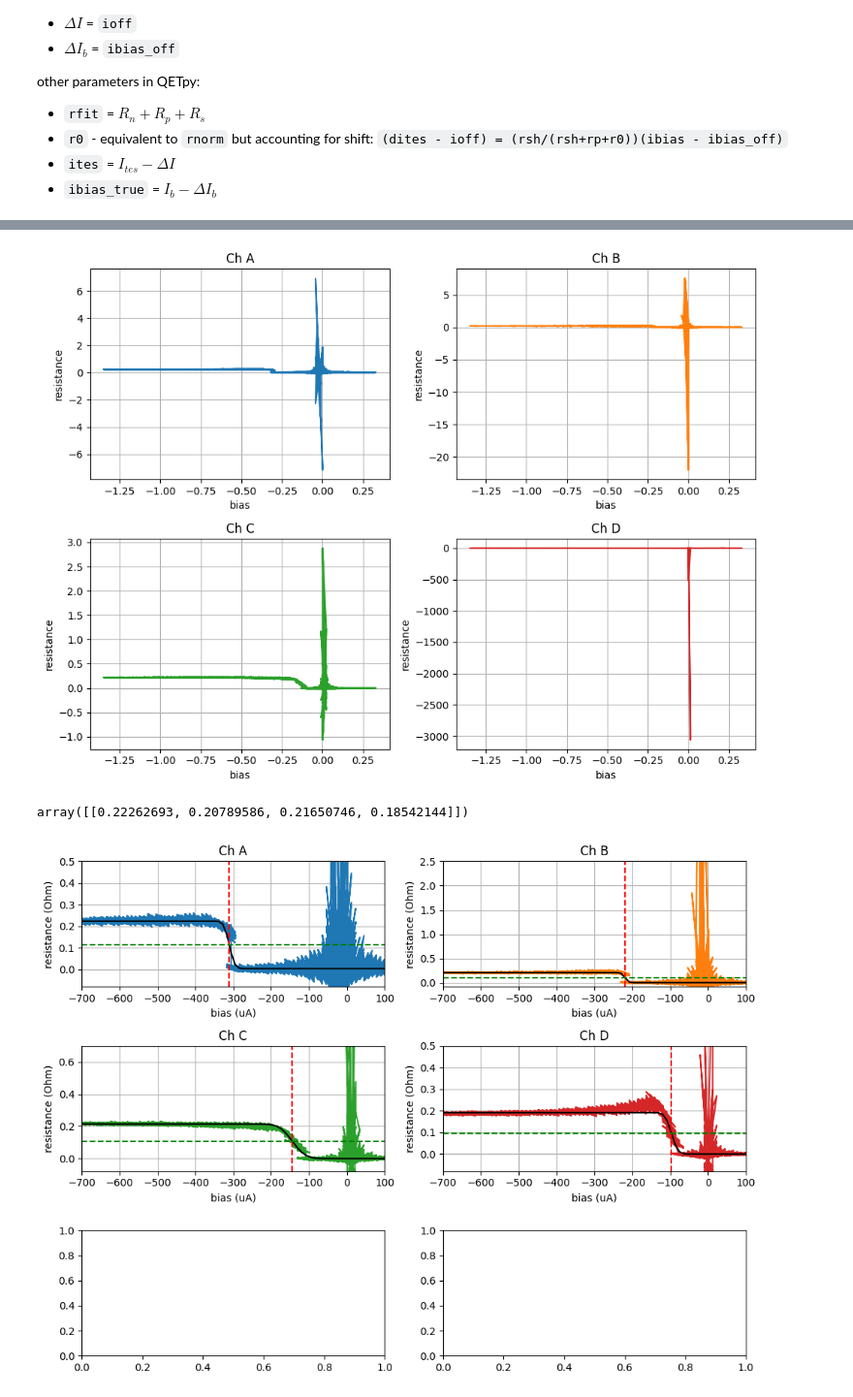
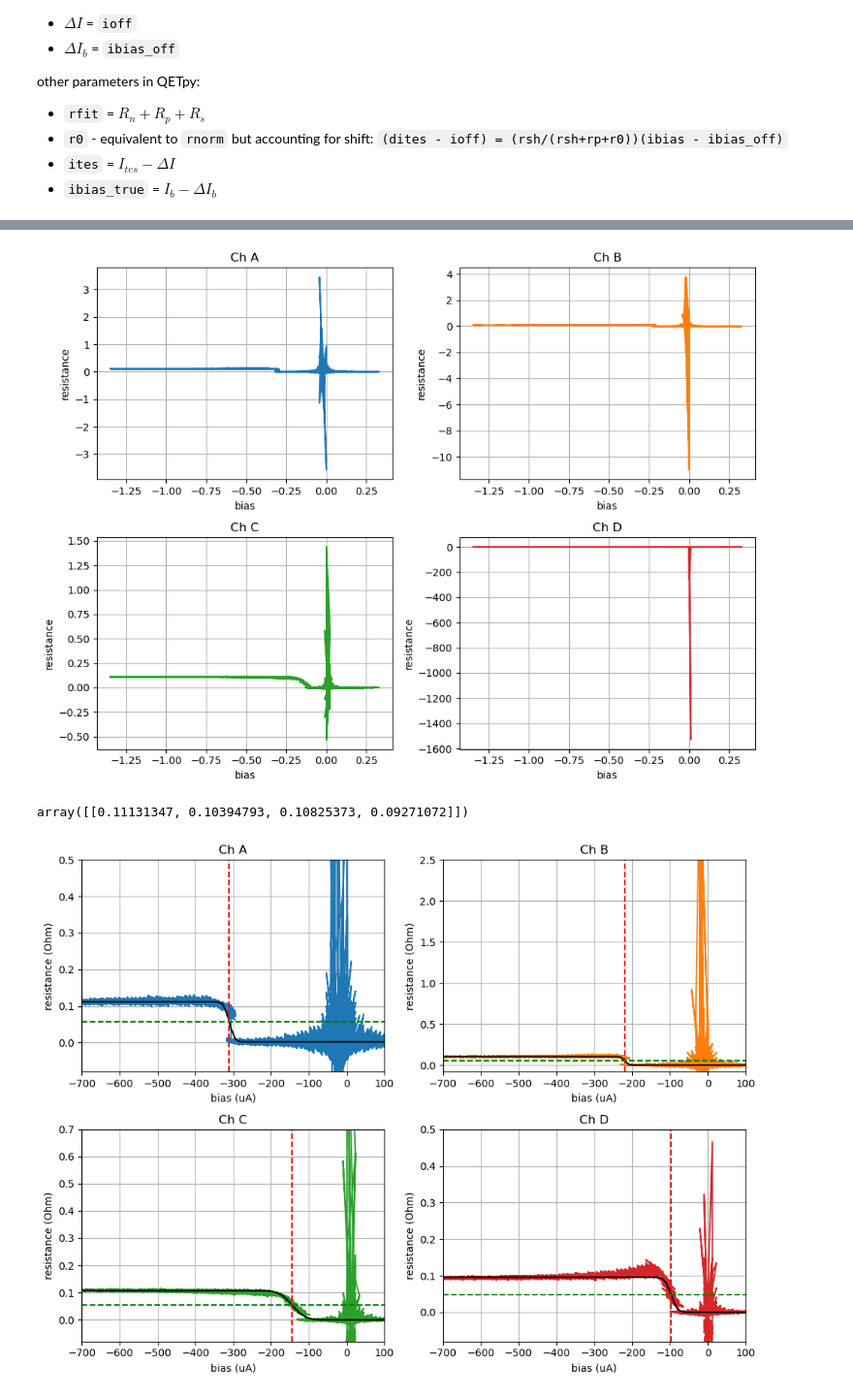
Before and after one commit to tamu-edu/tes_noise, a Jupyter notebook: IbIs.ipynb, the cells around one changed output, grey strips where cells are left out. Shown: that part at 97% size. Drawn from its saved outputs; the diff is of its cells as text; code cells hidden in the pictures.

Commit message:
back to undoubled data

```diff
--- a/IbIs.ipynb
+++ b/IbIs.ipynb
@@ -54,5 +54,6 @@ folder_base_candidates = [
 ]
 
 folder_base = find_folder('B13 Cryolab', *folder_base_candidates)
+folder_base = '/Users/ajbiffl/Documents/CDMS/oxford_fridge'
 print(folder_base)
 # %% [output]
@@ -60,7 +61,7 @@ C:/Users/MINER/Documents
 # %%
 # where to find IbIs data files
 runnum = 4
-data_dir = folder_base + f'/B13 Cryolab/Run{runnum}/IbIs Data'
+data_dir = folder_base + f'/Run{runnum}/IbIs Data'
 runname = '20250516'
 idx = None
 channels = 'ABCD' # select channel names
@@ -335,11 +338,11 @@ for i, (c,ax) in enumerate(zip(channels, axs.flatten())):
 #plt.legend(loc = 'best')
 fig.tight_layout()
 # %% [output]
-[figure, old version]
+[figure, new version]
 # %%
 ivfits.rnorm
 # %% [output]
-array([[0.22262693, 0.20789586, 0.21650746, 0.18542144]])
+array([[0.11131347, 0.10394793, 0.10825373, 0.09271072]])
 # %%
 noise_windows = { # uA
     'A': (-40, 40),
@@ -360,7 +363,7 @@ def inv_transition_curve(y, Rn, Rsc, loc, scale):
 
     return scale*ss.erfcinv(2*(y - Rsc)/(Rn-Rsc)) + loc
 
-fig, axs = plt.subplots(nrows = 3, ncols = 2, figsize = (10,7.5))
+fig, axs = plt.subplots(nrows = numrows, ncols = 2, figsize = (10,7.5))
 
 popt = {}
 pcov = {}
@@ -387,34 +390,34 @@ for i, (c,ax) in enumerate(zip(channels, axs.flatten())):
     ax.plot(x, y, label = c, color = f'C{i}')
     #ax.plot(xfit, yfit, color = 'grey')
     ax.plot(sorted(x), y_opt, color = 'k')
     ax.set_ylim(-0.08, 0.7 if c == 'C' else (2.5 if c == 'B' else 0.5))
     ax.set_xlim(-700, 100)
     ax.set_xlabel('bias (uA)')
     ax.set_ylabel('resistance (Ohm)')
 
 transition_fits = pd.DataFrame.from_dict(popt)
 transition_fits.index = ('Rn', 'Rsc', 'loc', 'scale')
 
 op_pt = 0.5 # operation at 35% of normal resistance
 
 R_ops = op_pt*(transition_fits.loc['Rn'] - transition_fits.loc['Rsc']) + transition_fits.loc['Rsc']
 R_ops.name = 'R_op'
 
 op_pts = np.array([inv_transition_curve(R_ops[i], *popt[c]) for i, c in enumerate(channels)])
 
 for i, (c,ax) in enumerate(zip(channels, axs.flatten())):
     ax.axvline(op_pts[i], color = 'r', linestyle = 'dashed')
     ax.axhline(R_ops[i], color = 'g', linestyle = 'dashed')
 
 # add data to transition_fits
 transition_fits.loc['R_op'] = R_ops # Ohm
 transition_fits.loc['I0'] = op_pts # uA
 transition_fits.loc['P0'] = R_ops*(op_pts**2) # pW
 
 #plt.legend(loc = 'best')
 fig.tight_layout()
 # %% [output]
-[figure, old version]
+[figure, new version]
 # %%
 transition_fits
 # %% [output]
```
Also changed, not shown: parts of 15 cells of this notebook.
